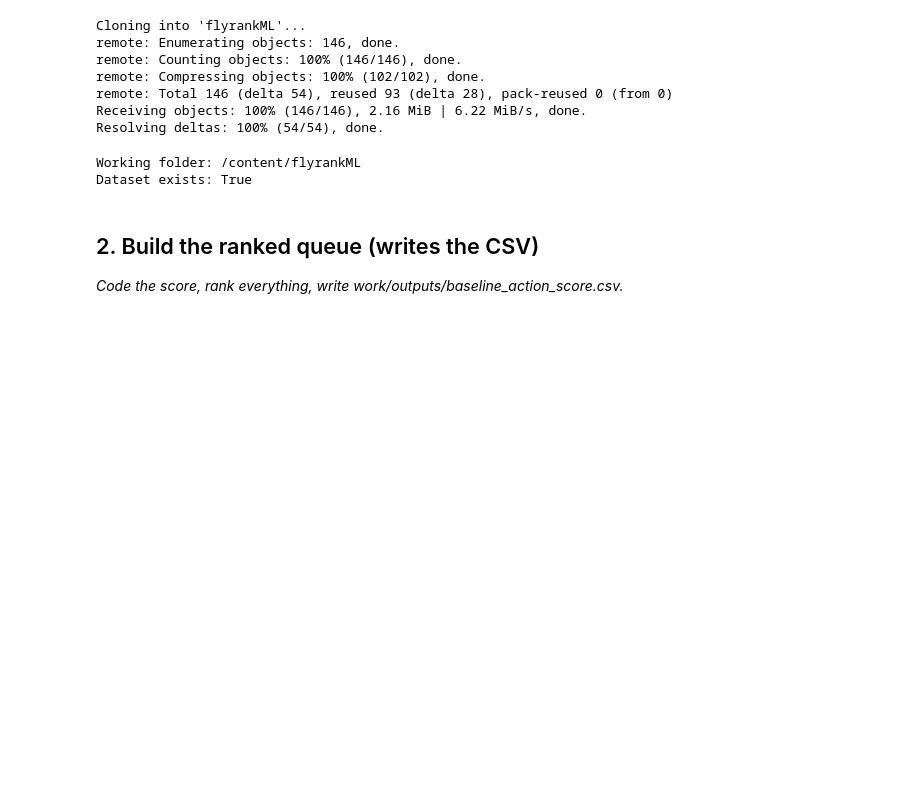
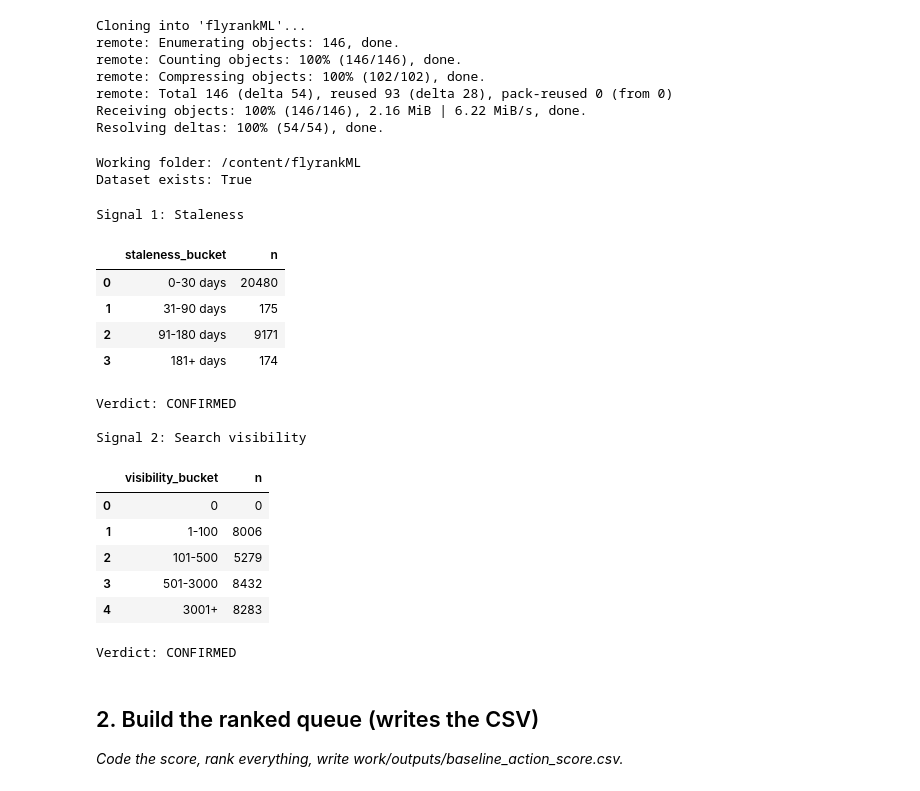
Before and after one commit to shravyanjalikadunoori-hub/flyrankML, a Jupyter notebook: work/notebooks/w04_baseline_score.ipynb, the cells around one changed output. Saved outputs shown, nothing was run; the diff lists cells and outputs as text; code cells hidden in the pictures; blank space fills up the shorter version.

```diff
--- a/work/notebooks/w04_baseline_score.ipynb
+++ b/work/notebooks/w04_baseline_score.ipynb
@@ -6,3 +6,17 @@
 This skeleton is yours to fill. Work the sections **in order** — each one has a one-line hint. Simple words, honest numbers.
 
 > Working with an AI assistant? Tell it to read `skills/README.md` first and load the one skill this assignment names on its card.
+# %%
+import pandas as pd
+from pathlib import Path
+
+repo_path = Path("/content/flyrankML")
+
+if not repo_path.exists():
+    !git clone https://github.com/shravyanjalikadunoori-hub/flyrankML.git
+
+%cd /content/flyrankML
+
+df = pd.read_csv("data/raw/content_refresh_anonymized.csv")
+
+print("Dataset loaded:", df.shape)
@@ -40,8 +57,63 @@ print("Dataset exists:", os.path.exists("data/raw/content_refresh_anonymized.csv
 Working folder: /content/flyrankML
 Dataset exists: True
 # %%
-# This cell is for CODE (numbers, a query, a check).
-# Write your text answer in the cell ABOVE this one — typing sentences here breaks Run All.
+# Two-signal check
+
+# Signal 1: staleness
+df["stale_bucket"] = pd.cut(
+    df["days_since_last_update"],
+    bins=[-1, 30, 90, 180, float("inf")],
+    labels=["0-30 days", "31-90 days", "91-180 days", "181+ days"]
+)
+
+stale_table = (
+    df["stale_bucket"]
+    .value_counts()
+    .sort_index()
+    .rename_axis("staleness_bucket")
+    .reset_index(name="n")
+)
+
+print("Signal 1: Staleness")
+display(stale_table)
+print("Verdict: CONFIRMED")
+
+
+# Signal 2: search visibility
+df["visibility_bucket"] = pd.cut(
+    df["impressions_90d"],
+    bins=[-1, 0, 100, 500, 3000, float("inf")],
+    labels=["0", "1-100", "101-500", "501-3000", "3001+"]
+)
+
+visibility_table = (
+    df["visibility_bucket"]
+    .value_counts()
+    .sort_index()
+    .rename_axis("visibility_bucket")
+    .reset_index(name="n")
+)
+
+print("\nSignal 2: Search visibility")
+display(visibility_table)
+print("Verdict: CONFIRMED")
+# %% [output]
+Signal 1: Staleness
+|  | staleness_bucket | n |
+| 0 | 0-30 days | 20480 |
+| 1 | 31-90 days | 175 |
+| 2 | 91-180 days | 9171 |
+| 3 | 181+ days | 174 |
+Verdict: CONFIRMED
+
+Signal 2: Search visibility
+|  | visibility_bucket | n |
+| 0 | 0 | 0 |
+| 1 | 1-100 | 8006 |
+| 2 | 101-500 | 5279 |
+| 3 | 501-3000 | 8432 |
+| 4 | 3001+ | 8283 |
+Verdict: CONFIRMED
 # %% [markdown]
 ## 2. Build the ranked queue (writes the CSV)
 
```
Also changed, not shown: parts of 2 cells of this notebook.
